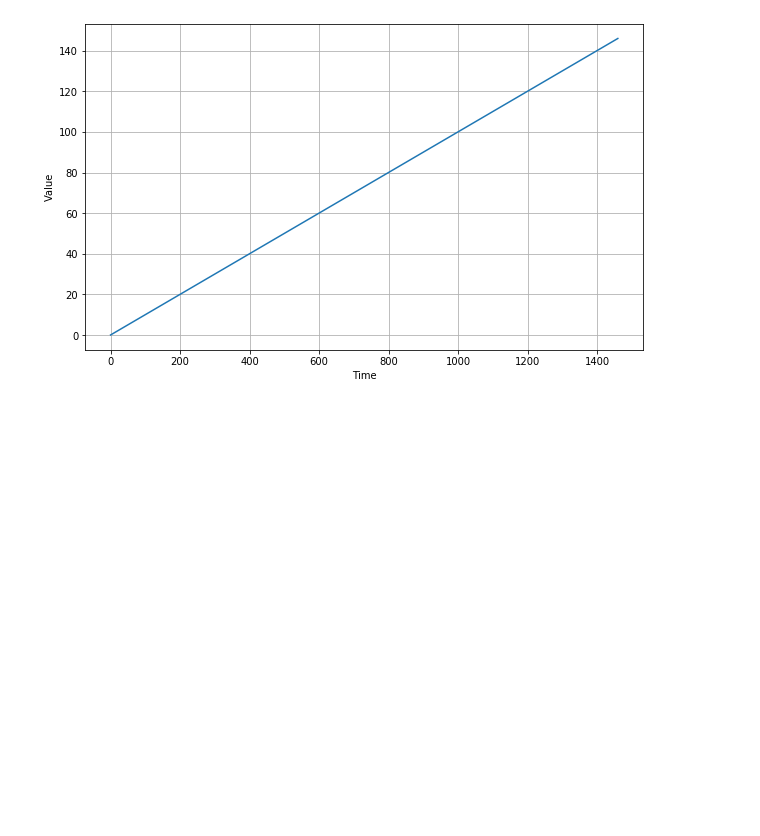
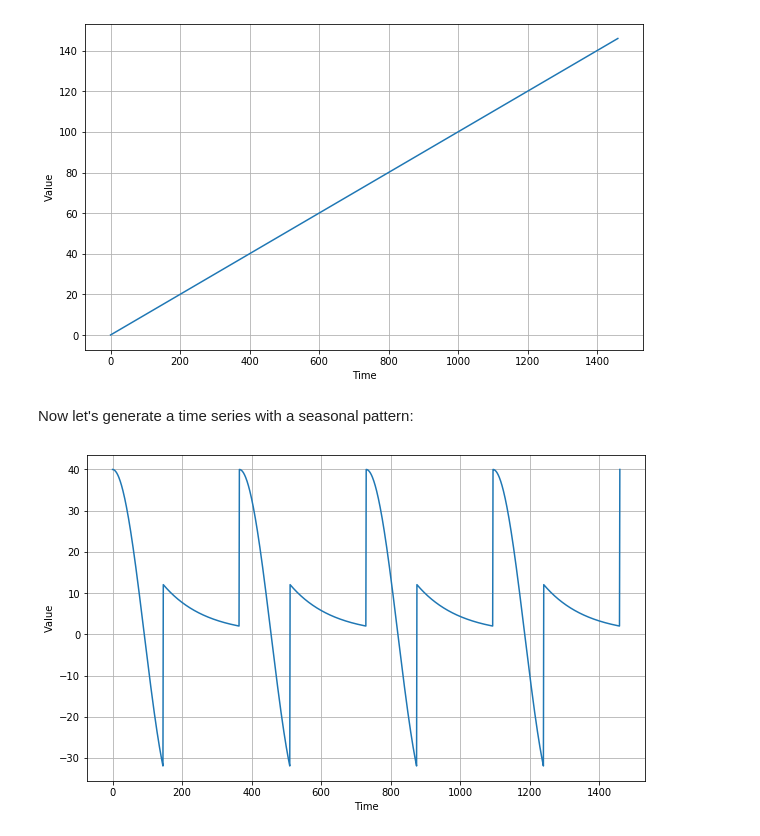
Before and after one commit to ainurafifah00/Coursera_TF, a Jupyter notebook: [Sequences]Week_1_Time_Series_Intro.ipynb, the cells around one changed output. Cells and saved outputs as stored; diff of their text form; code cells hidden in the pictures; blank space fills up the shorter version.

Commit message:
Added a trend + seasonality time series graph

```diff
--- a/[Sequences]Week_1_Time_Series_Intro.ipynb
+++ b/[Sequences]Week_1_Time_Series_Intro.ipynb
@@ -50,3 +50,26 @@ plot_series(time, series)
 plt.show()
 # %% [output]
 [figure]
+# %% [markdown]
+Now let's generate a time series with a seasonal pattern:
+# %%
+def seasonal_pattern(season_time):
+    """Just an arbitrary pattern, you can change it if you wish"""
+    return np.where(season_time < 0.4,
+                    np.cos(season_time * 2 * np.pi),
+                    1 / np.exp(3 * season_time))
+
+def seasonality(time, period, amplitude=1, phase=0):
+    """Repeats the same pattern at each period"""
+    season_time = ((time + phase) % period) / period
+    return amplitude * seasonal_pattern(season_time)
+# %%
+baseline = 10
+amplitude = 40
+series = seasonality(time, period=365, amplitude=amplitude)
+
+plt.figure(figsize=(10, 6))
+plot_series(time, series)
+plt.show()
+# %% [output]
+[figure, added]
```
Also changed, not shown: parts of 2 cells of this notebook.
